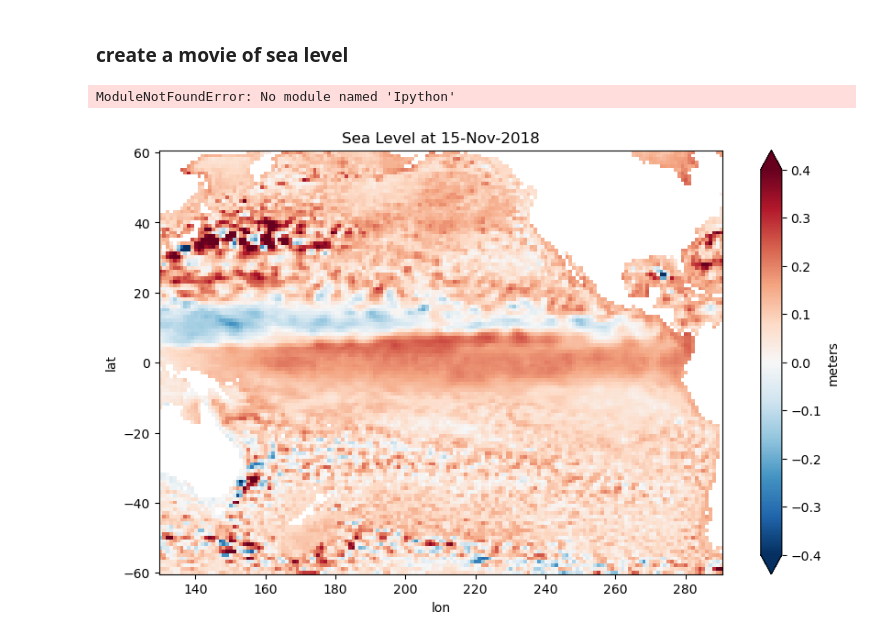
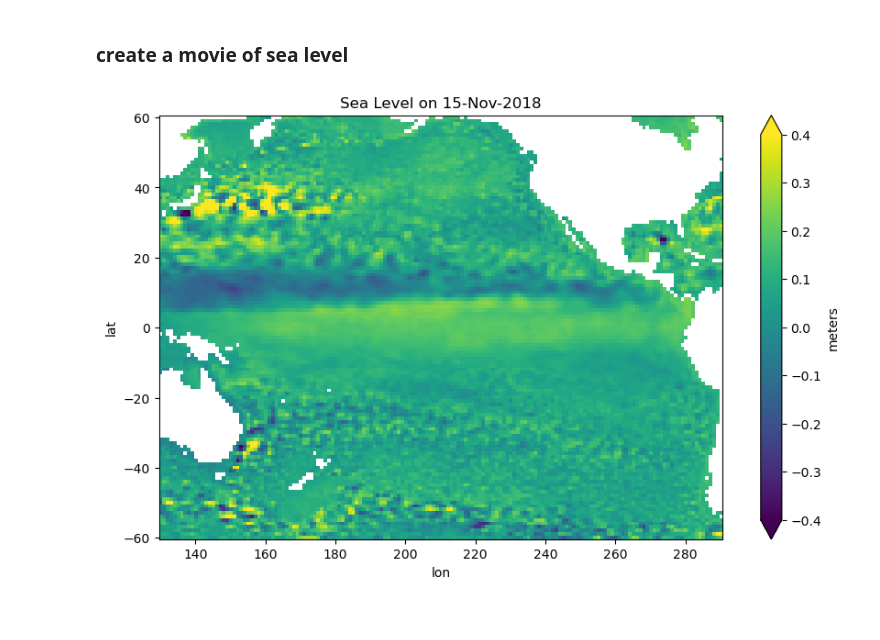
Before and after one commit to isidora-rojas/SIO175_DataAnalysis, a Jupyter notebook: Module_2/demo3.ipynb, the cells around one changed output. Drawn from its saved outputs; the diff is of its cells as text; code cells hidden in the pictures.

```diff
--- a/Module_2/demo3.ipynb
+++ b/Module_2/demo3.ipynb
@@ -224,43 +219,30 @@ plt.show()
 # %% [markdown]
 ### create a movie of sea level
 # %%
-# libraries needed for movie
-from Ipython import display
+# packages needed for animation
+from IPython import display
 import time
 
+nt = len(ds.time)
 plt.figure(figsize=(10,6))
 
+for j in np.arange(nt):
+    plt.clf()
+    # plot current time step
+    ds.sl.isel(time=j).plot(
+        cmap='viridis',
+        vmin=-0.4, vmax=0.4,
+        cbar_kwargs={'label': 'meters'}
+    )
 
-ds.time[:20]#
+    date_str = ds.time.isel(time=j).dt.strftime('%d-%b-%Y').values
+
+    plt.title(f'Sea Level on {date_str}')
+    plt.axis('scaled')
+
+    # 3. The "Animation" Magic
+    display.display(plt.gcf())    # Show the current figure
+    display.clear_output(wait=True) # Clear it for the next one
+    time.sleep(0.1)
 # %% [output]
-ModuleNotFoundError: No module named 'Ipython'
+[figure, added]
-# %%
-from IPython import display
-import matplotlib.pyplot as plt
-import time
-
-plt.figure(figsize=(10, 6))
-
-# 2. Loop through time steps (nt)
-# We can use a slice like [:20] to test a short version first
-for j in range(len(ds.time)):
-    plt.clf()  # Equivalent to MATLAB 'clf'
-
-    # Plot the current time step
-    ds.sl.isel(time=j).plot(
-        vmin=-0.4, vmax=0.4,
-        cmap='RdBu_r',
-        cbar_kwargs={'label': 'meters'}
-    )
-
-    # Formatting
-    date_str = ds.time.isel(time=j).dt.strftime('%d-%b-%Y').values
-    plt.title(f"Sea Level at {date_str}")
-    plt.axis('scaled')
-
-    # 3. The "Animation" Magic
-    display.display(plt.gcf())    # Show the current figure
-    display.clear_output(wait=True) # Clear it for the next one
-    time.sleep(0.1)                # Equivalent to MATLAB 'pause(0.1)'
-# %% [output]
-[figure, removed]
```
Also changed, not shown: parts of 5 cells of this notebook.
